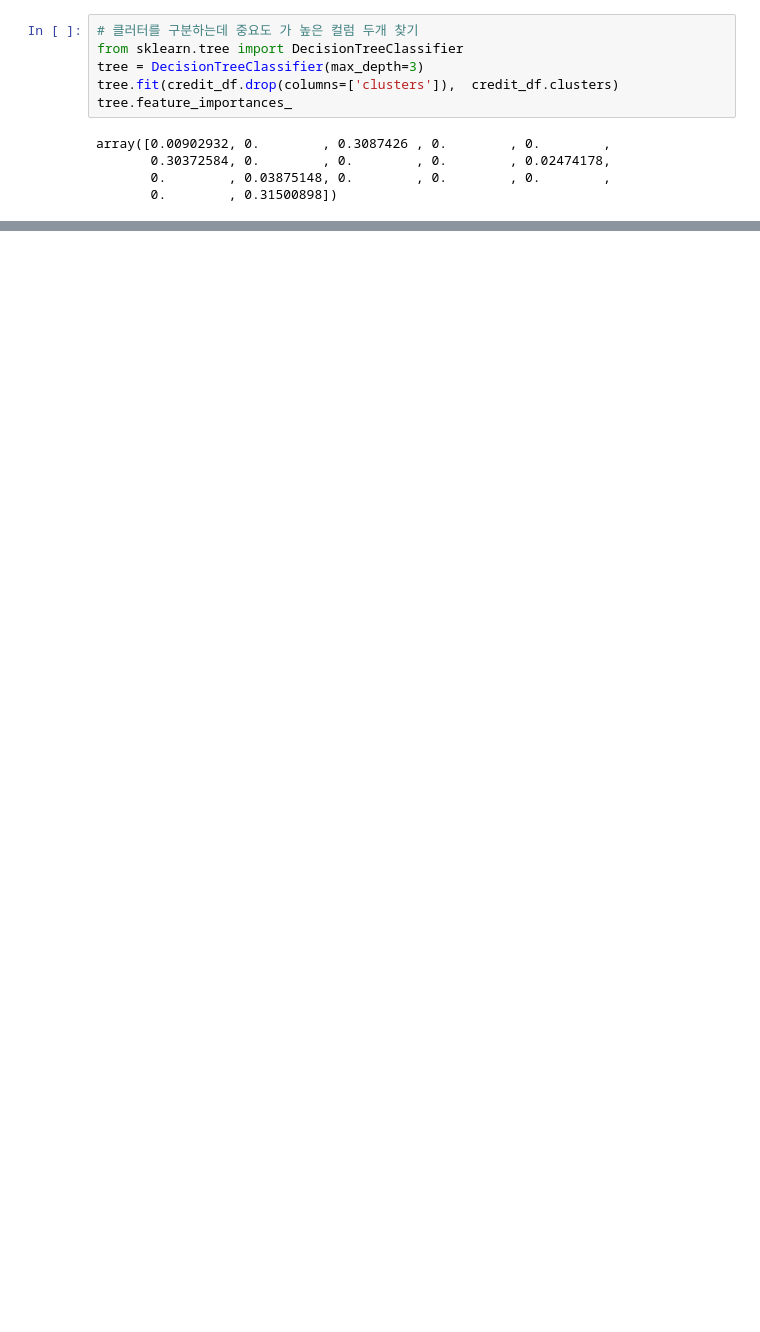
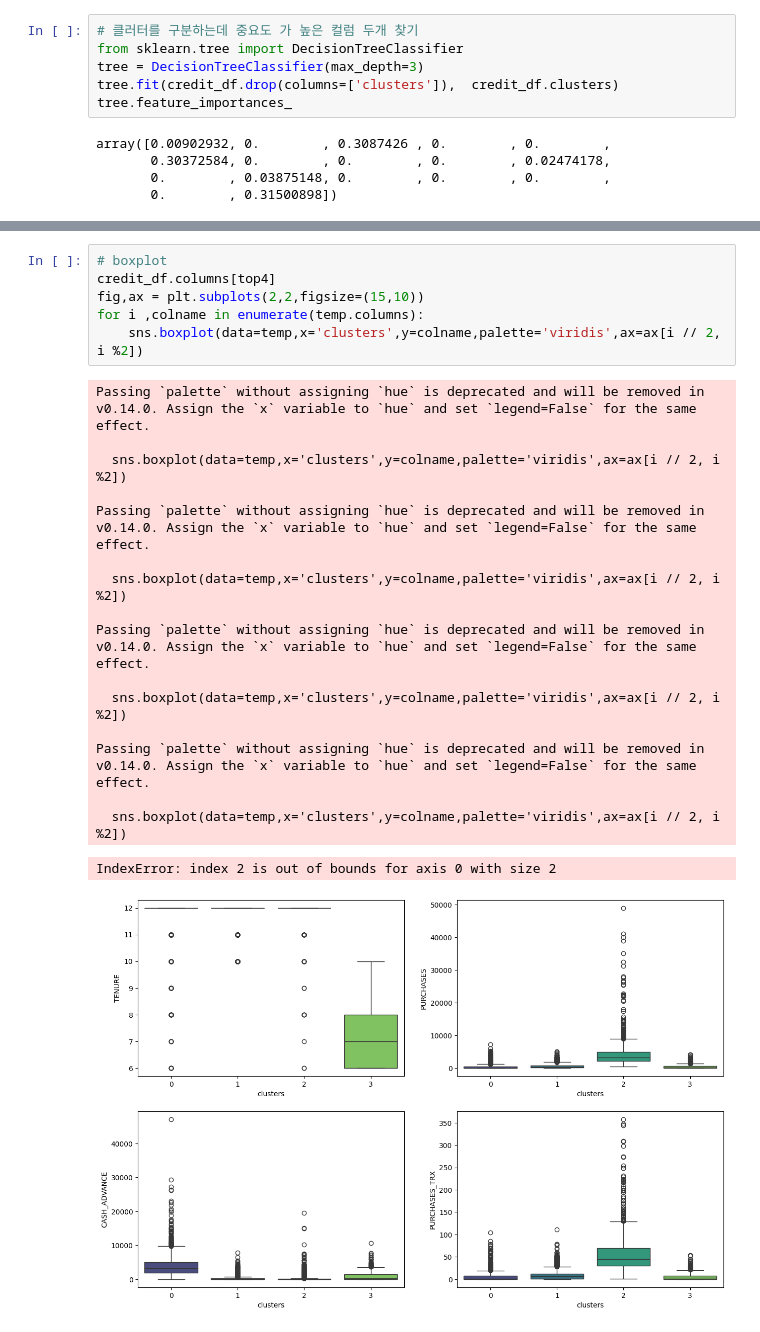
Before and after one commit to djdjdjdfh1/pandas-data-analysis, a Jupyter notebook: part7/7.7_review3_kmeans_clustering.ipynb, the cells around one changed output, grey strips where cells are left out. Saved outputs shown, nothing was run; the diff lists cells and outputs as text; blank space fills up the shorter version.

```diff
--- a/part7/7.7_review3_kmeans_clustering.ipynb
+++ b/part7/7.7_review3_kmeans_clustering.ipynb
@@ -128,0 +146,24 @@ sns.scatterplot(data=credit_df)
+# %%
+# boxplot
+credit_df.columns[top4]
+fig,ax = plt.subplots(2,2,figsize=(15,10))
+for i ,colname in enumerate(temp.columns):
+    sns.boxplot(data=temp,x='clusters',y=colname,palette='viridis',ax=ax[i // 2, i %2])
+# %% [output]
+Passing `palette` without assigning `hue` is deprecated and will be removed in v0.14.0. Assign the `x` variable to `hue` and set `legend=False` for the same effect.
+
+  sns.boxplot(data=temp,x='clusters',y=colname,palette='viridis',ax=ax[i // 2, i %2])
+
+Passing `palette` without assigning `hue` is deprecated and will be removed in v0.14.0. Assign the `x` variable to `hue` and set `legend=False` for the same effect.
+
+  sns.boxplot(data=temp,x='clusters',y=colname,palette='viridis',ax=ax[i // 2, i %2])
+
+Passing `palette` without assigning `hue` is deprecated and will be removed in v0.14.0. Assign the `x` variable to `hue` and set `legend=False` for the same effect.
+
+  sns.boxplot(data=temp,x='clusters',y=colname,palette='viridis',ax=ax[i // 2, i %2])
+
+Passing `palette` without assigning `hue` is deprecated and will be removed in v0.14.0. Assign the `x` variable to `hue` and set `legend=False` for the same effect.
+
+  sns.boxplot(data=temp,x='clusters',y=colname,palette='viridis',ax=ax[i // 2, i %2])
+IndexError: index 2 is out of bounds for axis 0 with size 2
+[figure, added]
```
Also changed, not shown: parts of 5 cells of this notebook.
